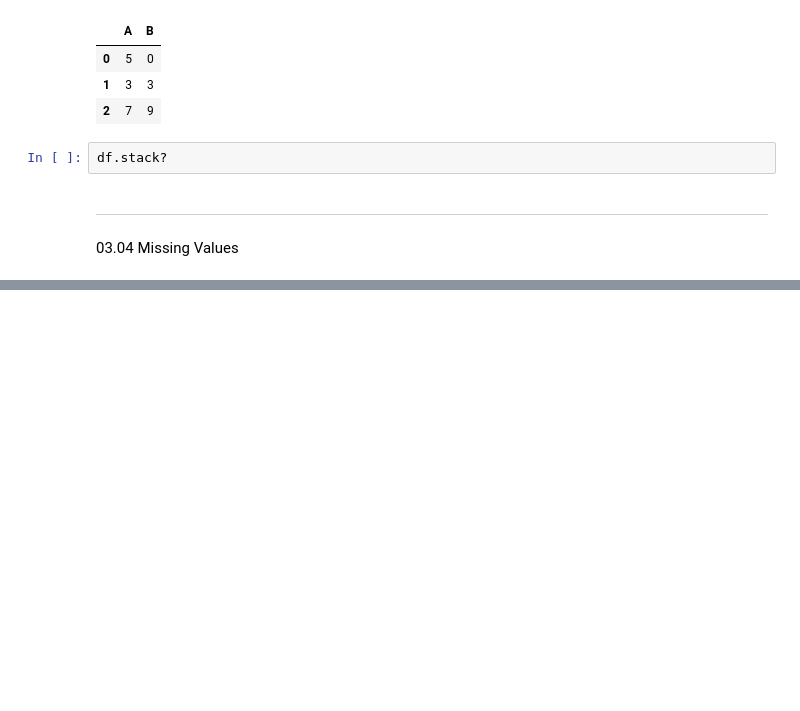
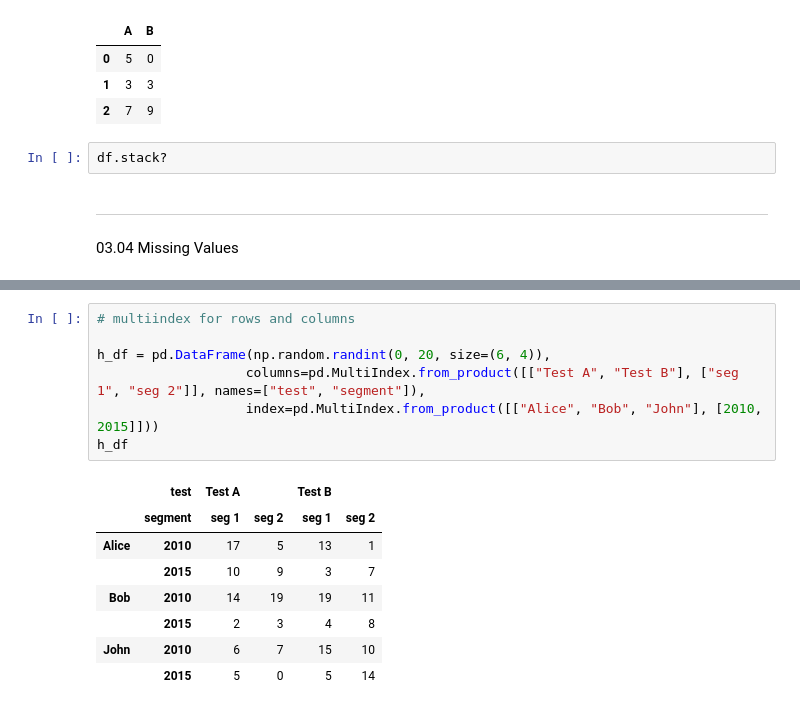
Before and after one commit to Asav7/DS_Sandbox, a Jupyter notebook: Python Data Science Handbook Notes.ipynb, the cells around one changed output, grey strips where cells are left out. Drawn from its saved outputs; the diff is of its cells as text; blank space fills up the shorter version.

```diff
--- a/Python Data Science Handbook Notes.ipynb
+++ b/Python Data Science Handbook Notes.ipynb
@@ -458,0 +562,16 @@ df.stack?
+# %%
+# multiindex for rows and columns
+
+h_df = pd.DataFrame(np.random.randint(0, 20, size=(6, 4)),
+                   columns=pd.MultiIndex.from_product([["Test A", "Test B"], ["seg 1", "seg 2"]], names=["test", "segment"]),
+                   index=pd.MultiIndex.from_product([["Alice", "Bob", "John"], [2010, 2015]]))
+h_df
+# %% [output]
+|  | test | Test A |  | Test B |  |
+|  | segment | seg 1 | seg 2 | seg 1 | seg 2 |
+| Alice | 2010 | 17 | 5 | 13 | 1 |
+|  | 2015 | 10 | 9 | 3 | 7 |
+| Bob | 2010 | 14 | 19 | 19 | 11 |
+|  | 2015 | 2 | 3 | 4 | 8 |
+| John | 2010 | 6 | 7 | 15 | 10 |
+|  | 2015 | 5 | 0 | 5 | 14 |
```
Also changed, not shown: parts of 18 cells of this notebook.
